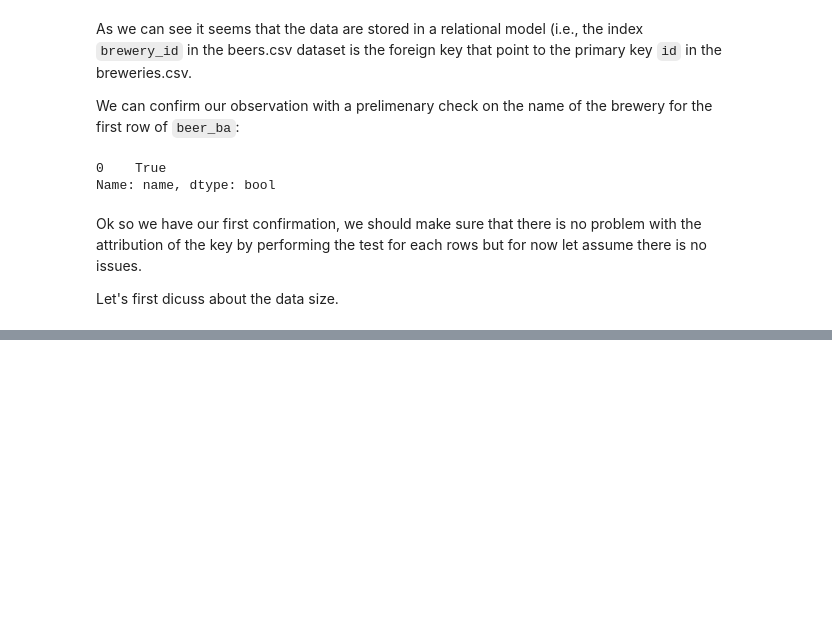
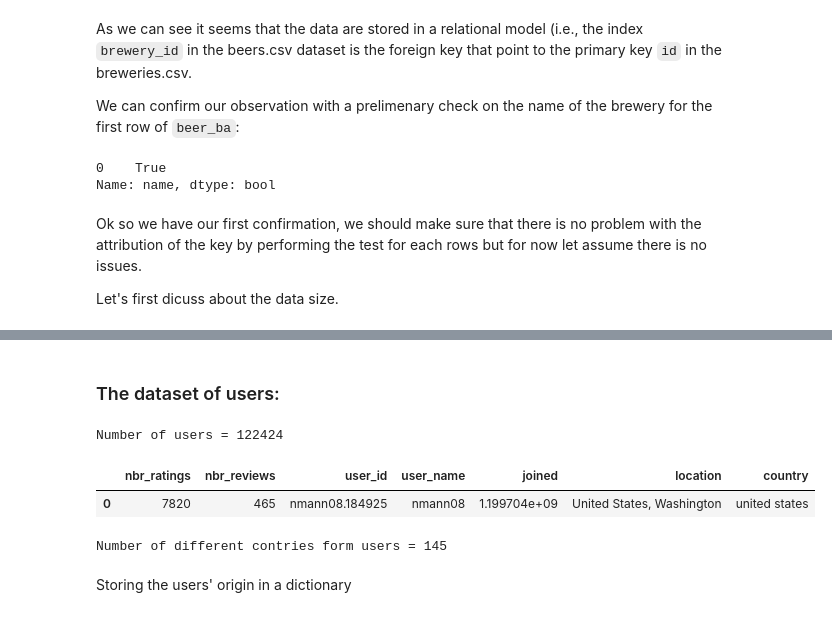
Before and after one commit to epfl-ada/ada-2022-project-brian, a Jupyter notebook: project.ipynb, the cells around one changed output, grey strips where cells are left out. Cells and saved outputs as stored; diff of their text form; code cells hidden in the pictures; blank space fills up the shorter version.

```diff
--- a/project.ipynb
+++ b/project.ipynb
@@ -75,0 +146,17 @@ Let's first dicuss about the data size.
+# %% [markdown]
+### The dataset of users:
+# %%
+users_df = read_users_file(users_file)
+print(f'Number of users = {len(users_df)}')
+users_df.head(1)
+# %% [output]
+Number of users = 122424
+|  | nbr_ratings | nbr_reviews | user_id | user_name | joined | location | country |
+| 0 | 7820 | 465 | nmann08.184925 | nmann08 | 1.199704e+09 | United States, Washington | united states |
+# %%
+users_country_list = list(users_df.country.unique())
+print(f'Number of different contries form users = {len(users_country_list)}')
+# %% [output]
+Number of different contries form users = 145
+# %% [markdown]
+Storing the users' origin in a dictionary
```
Also changed, not shown: parts of 39 cells of this notebook.
